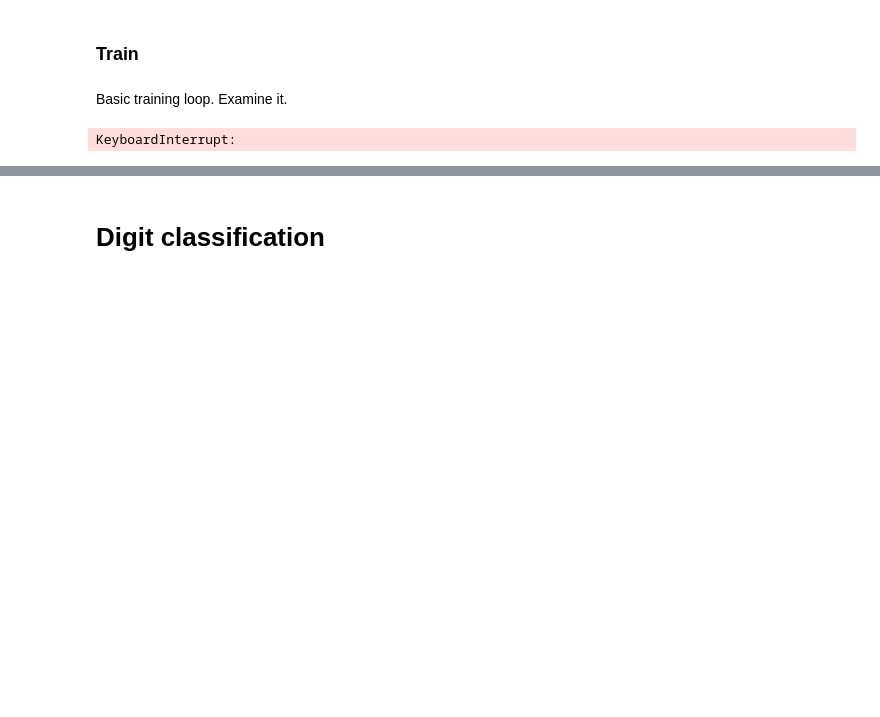
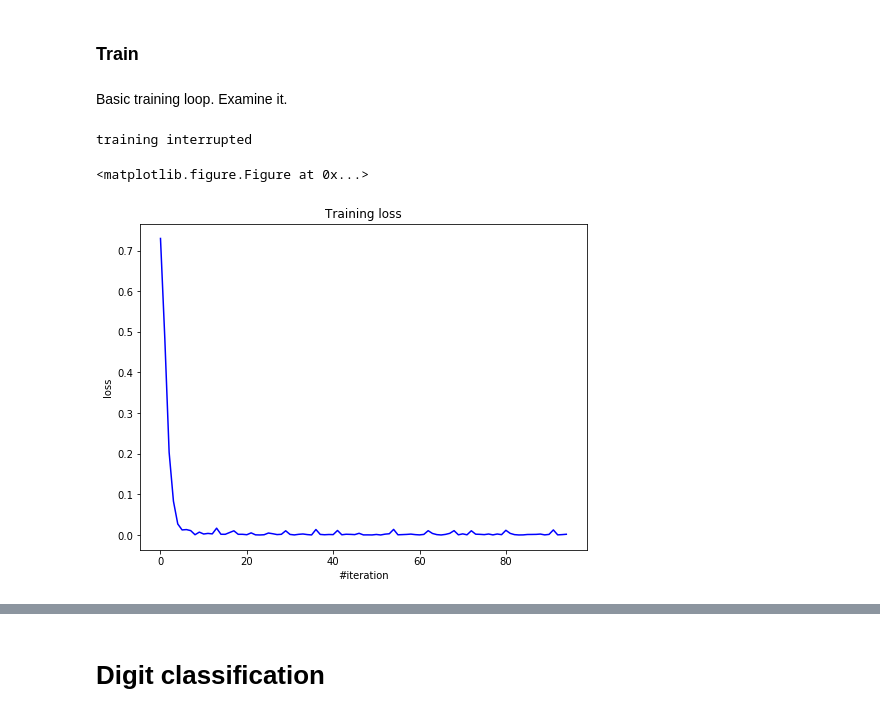
Before and after one commit to AnatoliiPotapov/ML-MIPT, a Jupyter notebook: hw5/hw1_main.ipynb, the cells around one changed output, grey strips where cells are left out. Saved outputs shown, nothing was run; the diff lists cells and outputs as text; code cells hidden in the pictures; blank space fills up the shorter version.

```diff
--- a/hw5/hw1_main.ipynb
+++ b/hw5/hw1_main.ipynb
@@ -201,10 +202,6 @@ SoftMax
 # %% [markdown]
 Start with batch_size = 1000 to make sure every step lowers the loss, then try stochastic version.
 # %%
-# Iptimizer params
-optimizer_config = {'learning_rate' : 1e-1, 'momentum': 0.9}
-optimizer_state = {}
-
 # Looping params
 n_epoch = 20
 batch_size = 128
@@ -267,4 +325,6 @@ def train(net):
 # %%
-_ = train(net)
+_ = train(net, train_dataset)
 # %% [output]
-KeyboardInterrupt:
+training interrupted
+<matplotlib.figure.Figure at 0x...>
+[figure, added]
```
Also changed, not shown: parts of 35 cells of this notebook, 3 other files.
